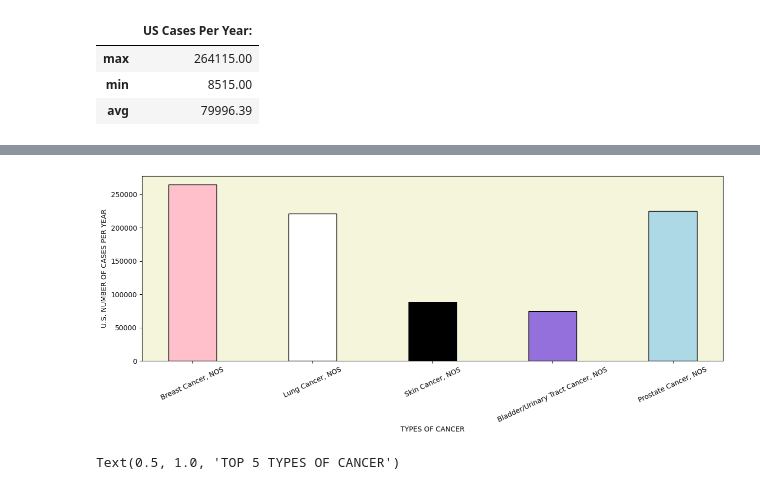
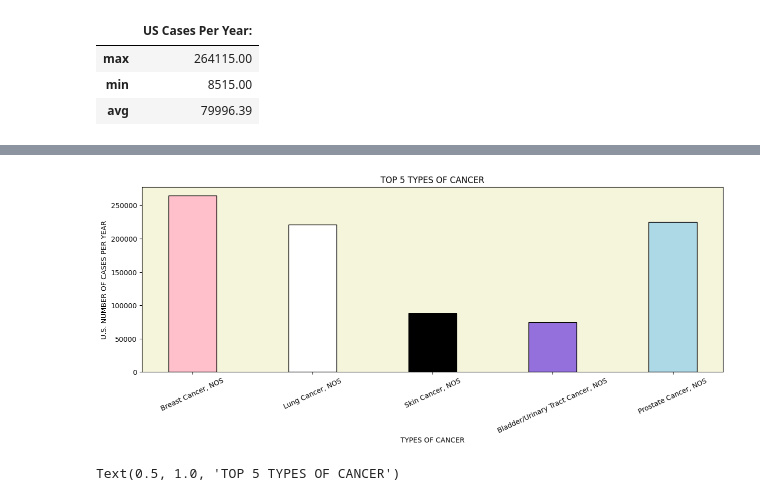
Before and after one commit to blwishom/etav_project, a Jupyter notebook: etav.ipynb, the cells around one changed output, grey strips where cells are left out. Cells and saved outputs as stored; diff of their text form; code cells hidden in the pictures.

Commit message:
added more graphs

```diff
--- a/etav.ipynb
+++ b/etav.ipynb
@@ -176,31 +176,32 @@ print(pd.DataFrame(totalTypes).dropna())
 # %%
 '''
 This bar chart displays the top 5 most common cancer
 types in the U.S. along with the amount of cases recorded
 per year. Each bar is color coordinated to represent the
 ribbon color associated with the type of cancer.
 
 '''
 x = usCases_mainType['mainType'][:10].dropna()
 y = grouped['uscsCasesPerYear'][:5].astype(int)
 figure = plt.figure()
 axes = plt.axes()
 
 plt.bar(x, y, width=0.4, color=('pink', 'white', 'black', 'mediumpurple', 'lightblue'), edgecolor='black')
+plt.title('TOP 5 TYPES OF CANCER')
 axes.set_facecolor('beige')
 
 plt.xlabel('TYPES OF CANCER')
 plt.ylabel('U.S. NUMBER OF CASES PER YEAR')
 
 plt.xticks(rotation = 25)
 
 figure.set_figwidth(15)
 
 # print(grouped.sort_values(by=['uscsCasesPerYear'], ascending=False)[:5])
 # print(grouped['uscsCasesPerYear'][:5].astype(int))
 # print(usCases_mainType['mainType'][:10].dropna())
 # %% [output]
-[figure, old version]
+[figure, new version]
 # %%
 '''
 This pie chart displays the top 5 most common cancer
```
Also changed, not shown: parts of 3 cells of this notebook.
